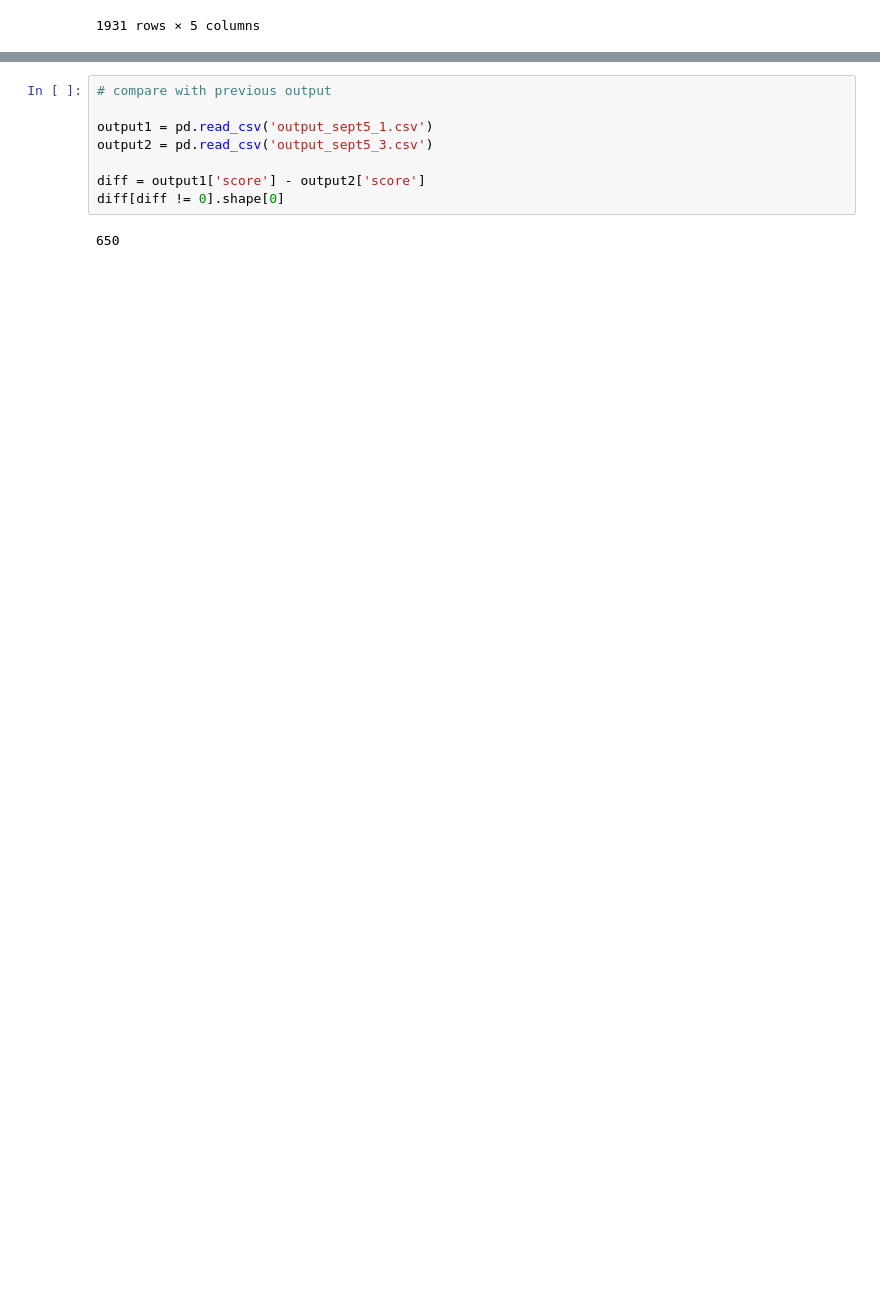
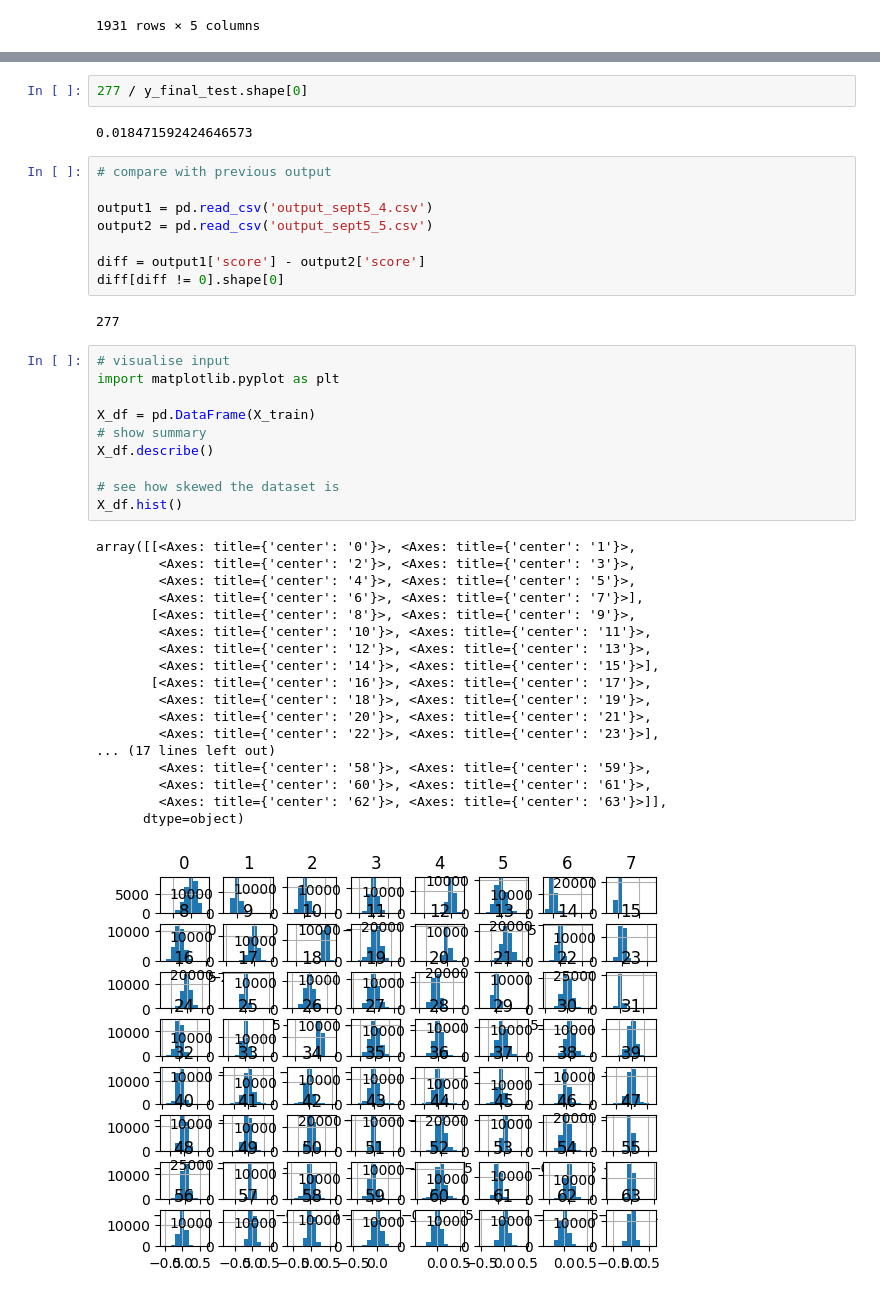
Before and after one commit to amaljoe/FML_assignment1, a Jupyter notebook: kaggle_final.ipynb, the cells around one changed output, grey strips where cells are left out. Cells and saved outputs as stored; diff of their text form; blank space fills up the shorter version.

Commit message:
sept 5 5th submission

```diff
--- a/kaggle_final.ipynb
+++ b/kaggle_final.ipynb
@@ -668,10 +675,43 @@ output.to_csv('output_sept5_4.csv', index=False)
+# %%
+277 / y_final_test.shape[0]
+# %% [output]
+0.018471592424646573
 # %%
 # compare with previous output
 
-output1 = pd.read_csv('output_sept5_1.csv')
-output2 = pd.read_csv('output_sept5_3.csv')
+output1 = pd.read_csv('output_sept5_4.csv')
+output2 = pd.read_csv('output_sept5_5.csv')
 
 diff = output1['score'] - output2['score']
 diff[diff != 0].shape[0]
 # %% [output]
-650
+277
+# %%
+# visualise input
+import matplotlib.pyplot as plt
+
+X_df = pd.DataFrame(X_train)
+# show summary
+X_df.describe()
+
+# see how skewed the dataset is
+X_df.hist()
+# %% [output]
+array([[<Axes: title={'center': '0'}>, <Axes: title={'center': '1'}>,
+        <Axes: title={'center': '2'}>, <Axes: title={'center': '3'}>,
+        <Axes: title={'center': '4'}>, <Axes: title={'center': '5'}>,
+        <Axes: title={'center': '6'}>, <Axes: title={'center': '7'}>],
+       [<Axes: title={'center': '8'}>, <Axes: title={'center': '9'}>,
+        <Axes: title={'center': '10'}>, <Axes: title={'center': '11'}>,
+        <Axes: title={'center': '12'}>, <Axes: title={'center': '13'}>,
+        <Axes: title={'center': '14'}>, <Axes: title={'center': '15'}>],
+       [<Axes: title={'center': '16'}>, <Axes: title={'center': '17'}>,
+        <Axes: title={'center': '18'}>, <Axes: title={'center': '19'}>,
+        <Axes: title={'center': '20'}>, <Axes: title={'center': '21'}>,
+        <Axes: title={'center': '22'}>, <Axes: title={'center': '23'}>],
+... (17 lines left out)
+        <Axes: title={'center': '58'}>, <Axes: title={'center': '59'}>,
+        <Axes: title={'center': '60'}>, <Axes: title={'center': '61'}>,
+        <Axes: title={'center': '62'}>, <Axes: title={'center': '63'}>]],
+      dtype=object)
+[figure, added]
```
Also changed, not shown: parts of 1 cell of this notebook, 1 other file.
